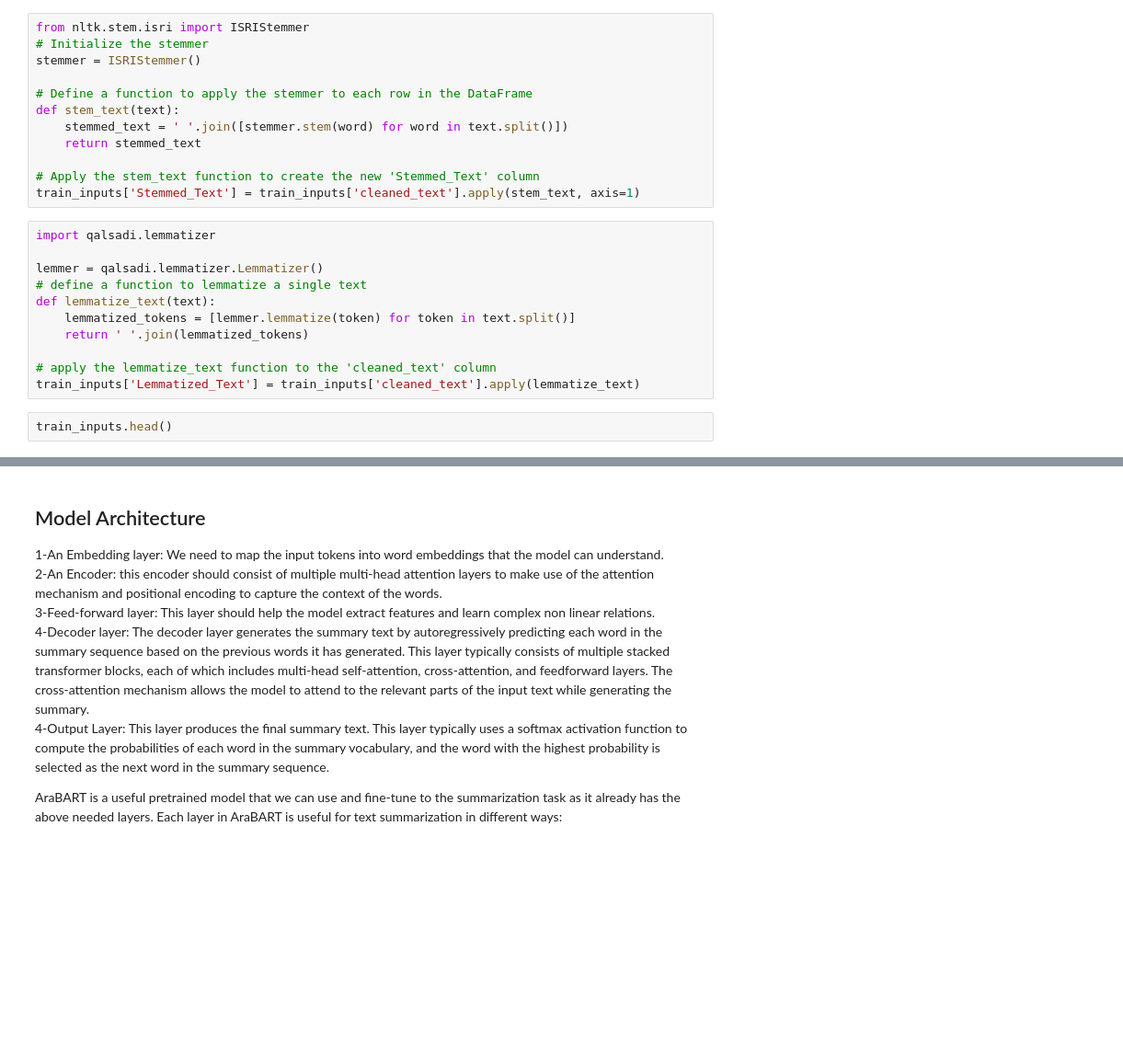
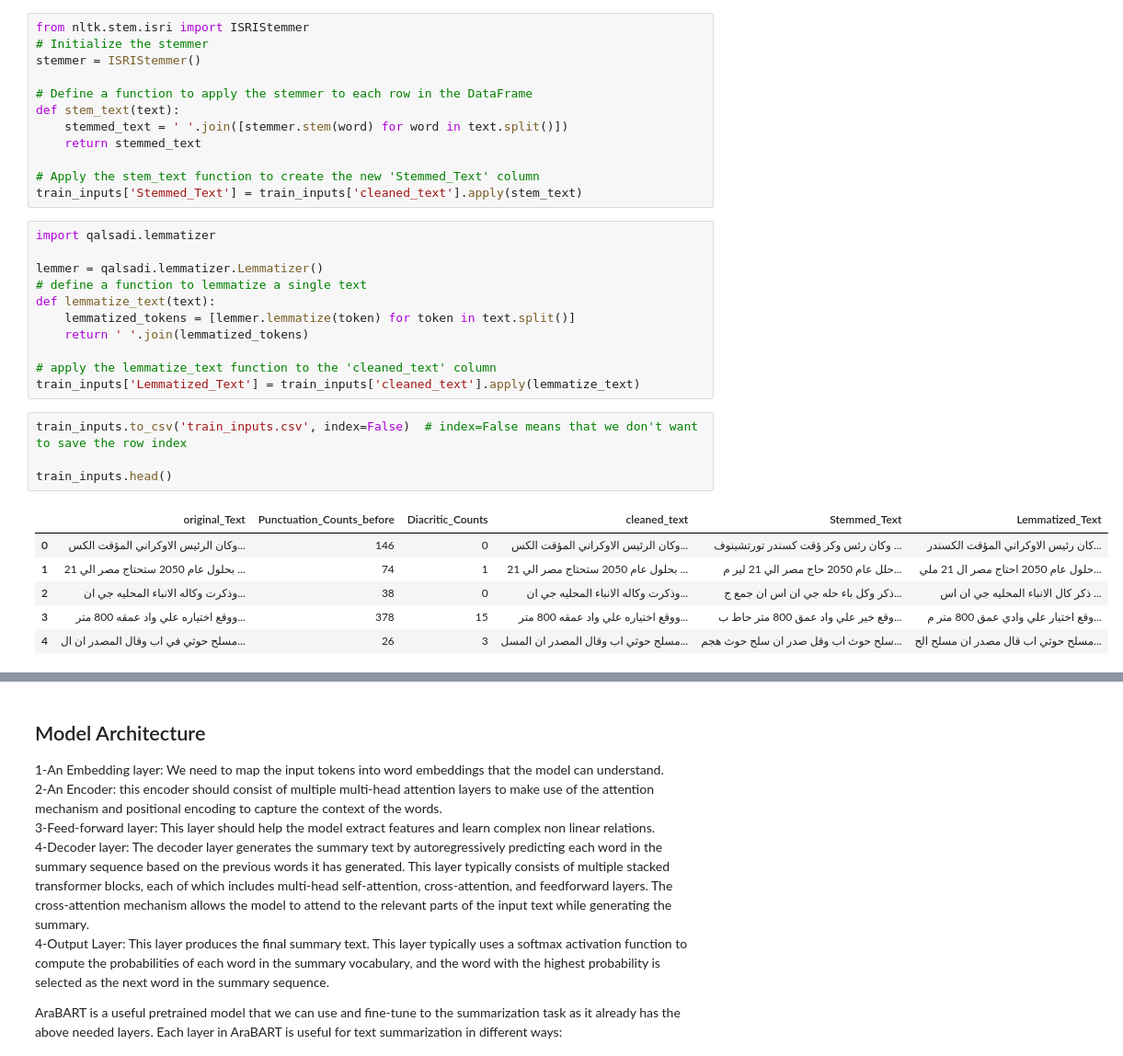
Before and after one commit to marwankhalid9876/NLP-Project, a Jupyter notebook: Text Summarization.ipynb, the cells around one changed output, grey strips where cells are left out. Shown at 92% size. Drawn from its saved outputs; the diff is of its cells as text; blank space fills up the shorter version.

```diff
--- a/Text Summarization.ipynb
+++ b/Text Summarization.ipynb
@@ -308,7 +309,7 @@ def stem_text(text):
     return stemmed_text
 
 # Apply the stem_text function to create the new 'Stemmed_Text' column
-train_inputs['Stemmed_Text'] = train_inputs['cleaned_text'].apply(stem_text, axis=1)
+train_inputs['Stemmed_Text'] = train_inputs['cleaned_text'].apply(stem_text)
 # %%
 import qalsadi.lemmatizer
 
@@ -320,5 +321,14 @@ def lemmatize_text(text):
 
 # apply the lemmatize_text function to the 'cleaned_text' column
 train_inputs['Lemmatized_Text'] = train_inputs['cleaned_text'].apply(lemmatize_text)
-# %%
-train_inputs.head()
+# %%
+train_inputs.to_csv('train_inputs.csv', index=False)  # index=False means that we don't want to save the row index
+
+train_inputs.head()
+# %% [output]
+|  | original_Text | Punctuation_Counts_before | Diacritic_Counts | cleaned_text | Stemmed_Text | Lemmatized_Text |
+| 0 | وكان الرئيس الاوكراني المؤقت الكس... | 146 | 0 | وكان الرئيس الاوكراني المؤقت الكس... | وكان رئس وكر ؤقت كسندر تورتشينوف ... | كان رئيس الاوكراني المؤقت الكسندر... |
+| 1 | بحلول عام 2050 ستحتاج مصر الي 21 ... | 74 | 1 | بحلول عام 2050 ستحتاج مصر الي 21 ... | حلل عام 2050 حاج مصر الي 21 لير م... | حلول عام 2050 احتاج مصر ال 21 ملي... |
+| 2 | وذكرت وكاله الانباء المحليه جي ان... | 38 | 0 | وذكرت وكاله الانباء المحليه جي ان... | ذكر وكل باء حله جي ان اس ان جمع ج... | ذكر كال الانباء المحليه جي ان اس ... |
+| 3 | ووقع اختياره علي واد عمقه 800 متر... | 378 | 15 | ووقع اختياره علي واد عمقه 800 متر... | وقع خير علي واد عمق 800 متر حاط ب... | وقع اختيار علي وادي عمق 800 متر م... |
+| 4 | مسلح حوثي في اب وقال المصدر ان ال... | 26 | 3 | مسلح حوثي اب وقال المصدر ان المسل... | سلح حوث اب وقل صدر ان سلح حوث هجم... | مسلح حوثي اب قال مصدر ان مسلح الح... |
```
Also changed, not shown: parts of 7 cells of this notebook, 4 other files.
